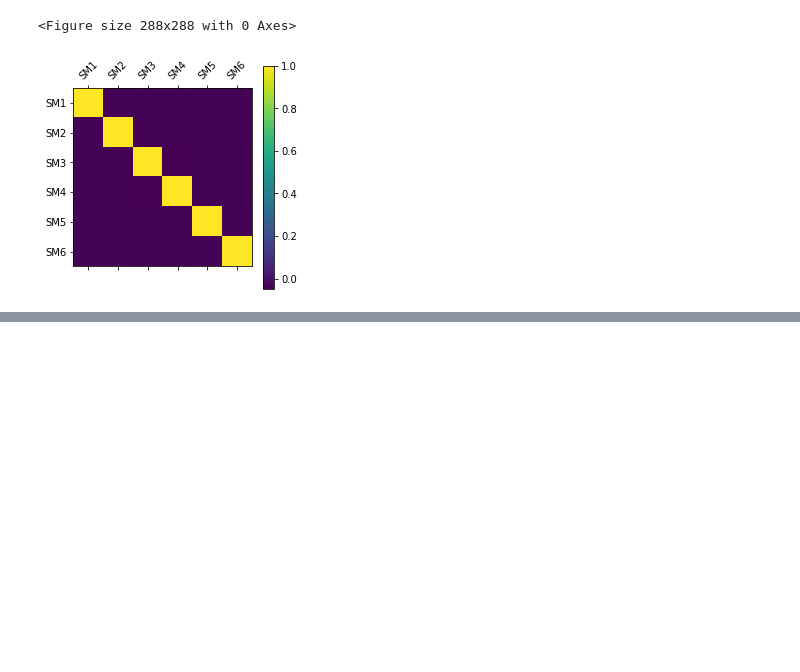
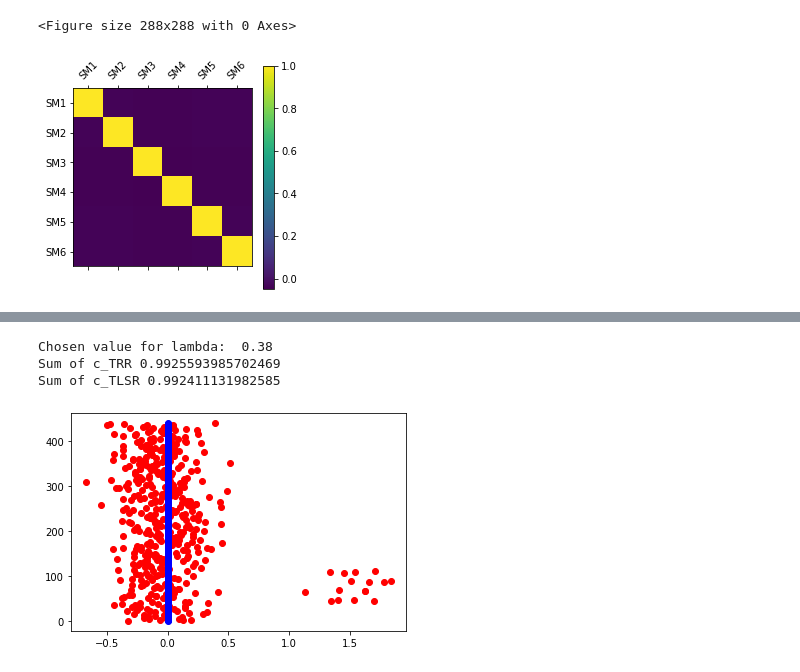
Before and after one commit to hunterthorpe/MAST30034_A1, a Jupyter notebook: code/assignment.ipynb, the cells around one changed output, grey strips where cells are left out. Cells and saved outputs as stored; diff of their text form; code cells hidden in the pictures; blank space fills up the shorter version.

```diff
--- a/code/assignment.ipynb
+++ b/code/assignment.ipynb
@@ -67,6 +67,7 @@ def check_vector(vector):
 # rotating matrix so that a df can be made with dimensions 240 x 6
 tc  = zip(*reversed(tc))
 tc_df = pd.DataFrame(tc, columns = t_vector_names)
+tc = tc_df.to_numpy()
 # %% [output]
 [figure]
 # %%
@@ -313,3 +312,59 @@ plt.savefig('../plots/2.1/D_LSR_4thCol_vs_X_30thCol.jpeg')
+# %%
+# Question 2.2
+def get_corr_vector(TC, D_):
+    """returns a vector only retaining maximum absolute correlations between TC and D_"""
+    corr_vector = []
+    for row_num in range(len(TC)):
+        #corr_vector.append(abs(np.corrcoef(get_column(TC, row_num), (get_column(D_, row_num)))[0][1]))
+        corr_vector.append(abs(np.corrcoef(TC[row_num], D_[row_num])[0][1]))
+    corr_max = np.amax(corr_vector)
+    corr_max_vector = []
+    for elem in corr_vector:
+        if elem == corr_max:
+            corr_max_vector.append(elem)
+    return corr_max_vector
+    #return corr_vector
+
+def get_A_LRR(lambda_val):
+    """Returns ridge regression paramater for A based on lambda_val"""
+    return np.dot(np.dot((np.linalg.inv(np.dot(D.transpose(), D) + (lambda_val * np.identity(NUM_MAPS)))), D.transpose()), X)
+
+# guess and checking for optimal value of lambda by maximising sum of c_TRR
+max_corr_sum = 0
+max_lambda = 0
+for val in range(1, 101):
+    val = val / 100 # to make lambda between 0 and 1
+    lambda_tilde = val * V # gets lambda tilde
+    A_LRR = get_A_LRR(lambda_tilde)
+    D_LRR = np.dot(X, A_LRR.transpose())
+
+    temp_sum = sum(get_corr_vector(tc, D_LRR))
+    if temp_sum > max_corr_sum:
+        max_corr_sum = temp_sum
+        max_lambda = val
+
+# performing operations with optimal lambda
+A_LRR = get_A_LRR(max_lambda)
+D_LRR = np.dot(X, A_LRR.transpose())
+c_TLSR = get_corr_vector(tc, D_LSR)
+c_TRR = get_corr_vector(tc, D_LRR)
+
+print('Chosen value for lambda: ', max_lambda)
+print('Sum of c_TRR', sum(c_TRR))
+print('Sum of c_TLSR', sum(c_TLSR))
+
+# plotting first vector from A_RR and A_LSR for lambda=1000
+lambda_tilde_1000 = 1000 * V
+A_LRR_1000 = get_A_LRR(lambda_tilde_1000)
+plt.clf()
+plt.scatter(A_LSR[0], range(len(A_LSR[0])), c='r')
+plt.scatter(A_LRR_1000[0], range(len(A_LRR_1000[0])), c='b')
+plt.savefig('../plots/2.2/first_vector.jpeg')
+# %% [output]
+Chosen value for lambda:  0.38
+Sum of c_TRR 0.9925593985702469
+Sum of c_TLSR 0.992411131982585
+[figure, added]
 # %%
 # Question 2.3
 # %%
```
Also changed, not shown: parts of 4 cells of this notebook, 16 other files.
